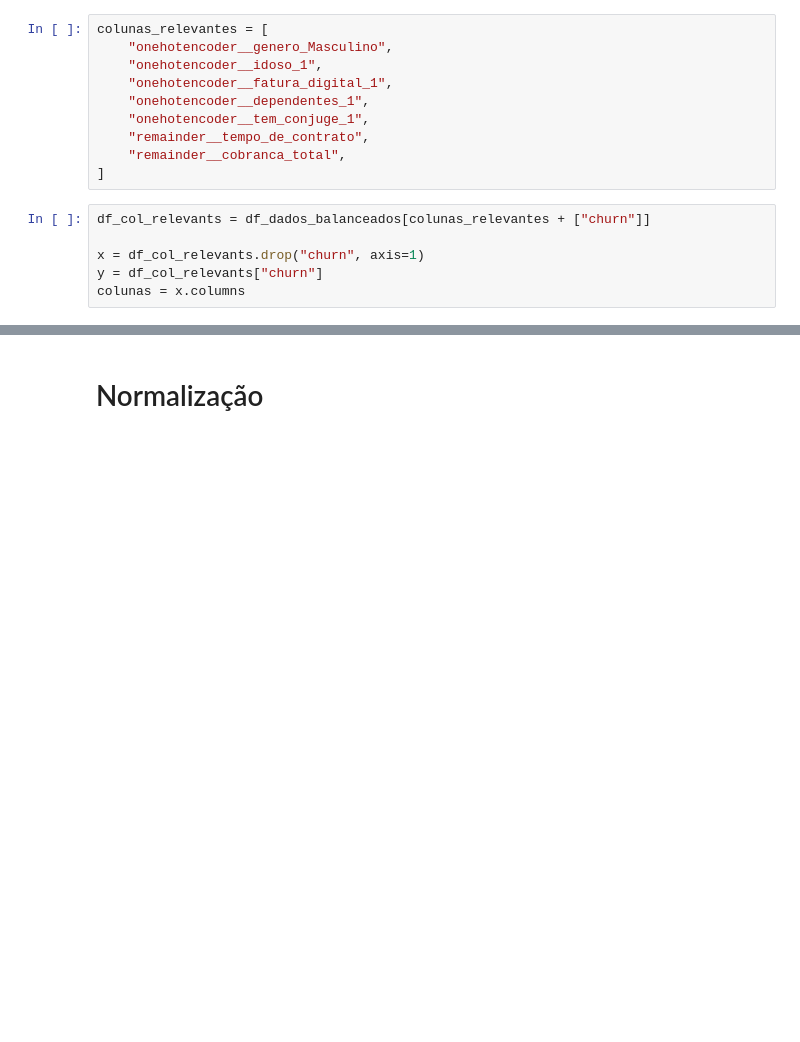
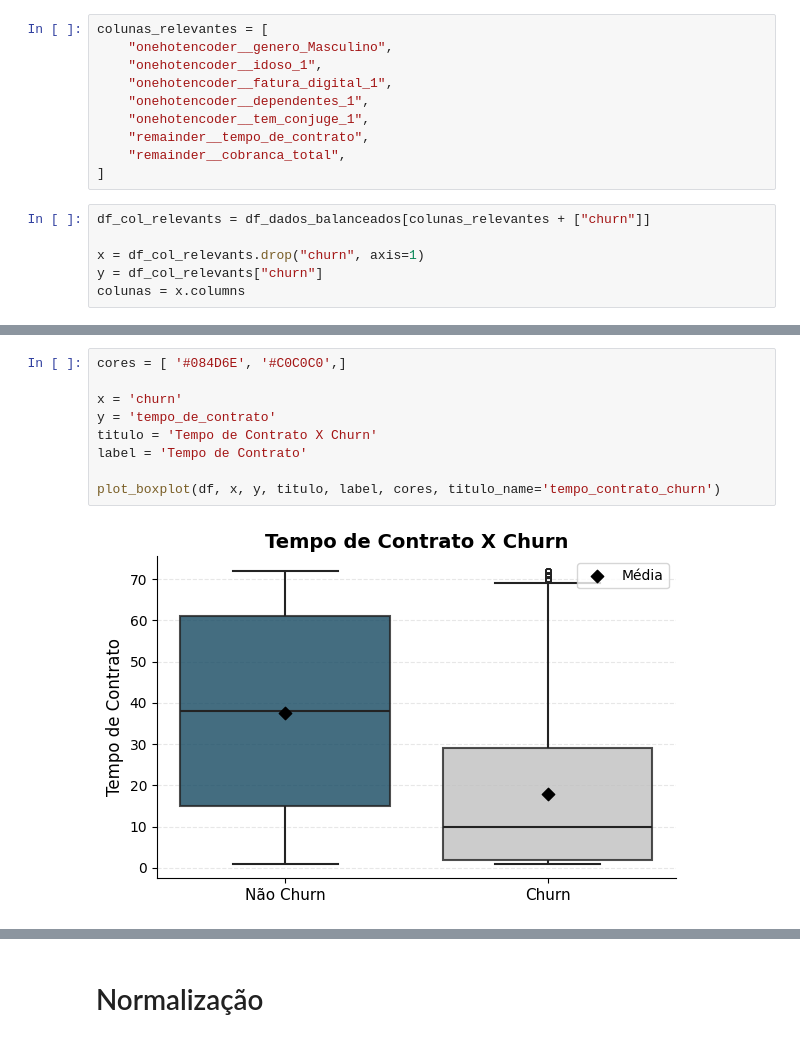
Before and after one commit to emilibohrer/telecom-x_parte2, a Jupyter notebook: telecom-x_BR.ipynb, the cells around one changed output, grey strips where cells are left out. Drawn from its saved outputs; the diff is of its cells as text; blank space fills up the shorter version.

```diff
--- a/telecom-x_BR.ipynb
+++ b/telecom-x_BR.ipynb
@@ -157,0 +250,11 @@ colunas = x.columns
+# %%
+cores = [ '#084D6E', '#C0C0C0',]
+
+x = 'churn'
+y = 'tempo_de_contrato'
+titulo = 'Tempo de Contrato X Churn'
+label = 'Tempo de Contrato'
+
+plot_boxplot(df, x, y, titulo, label, cores, titulo_name='tempo_contrato_churn')
+# %% [output]
+[figure, added]
```
Also changed, not shown: parts of 8 cells of this notebook, 6 other files.
